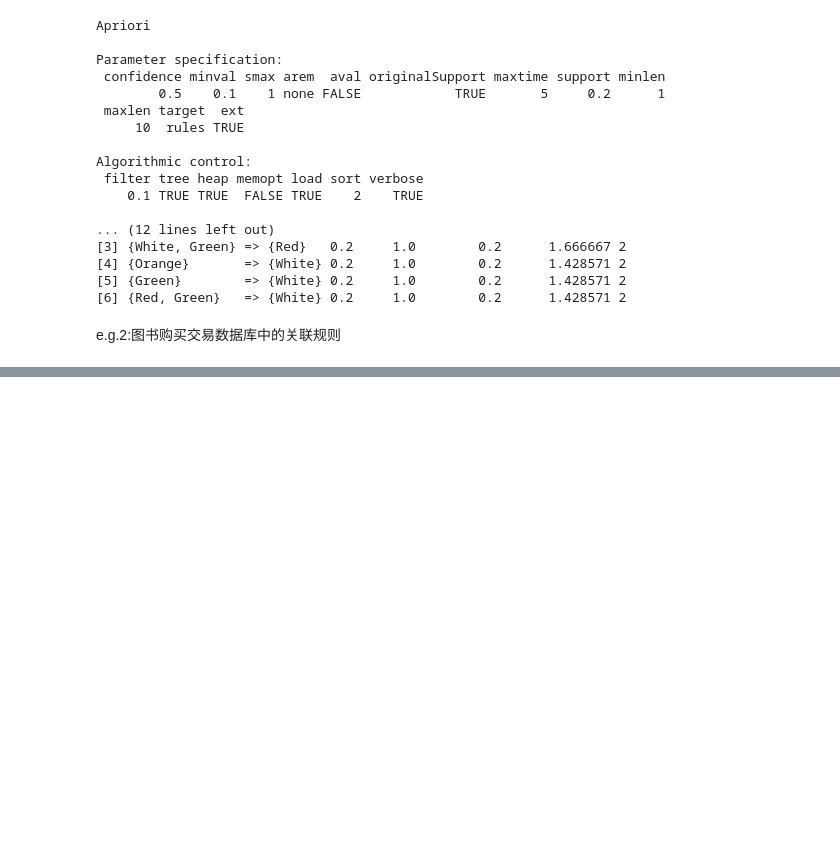
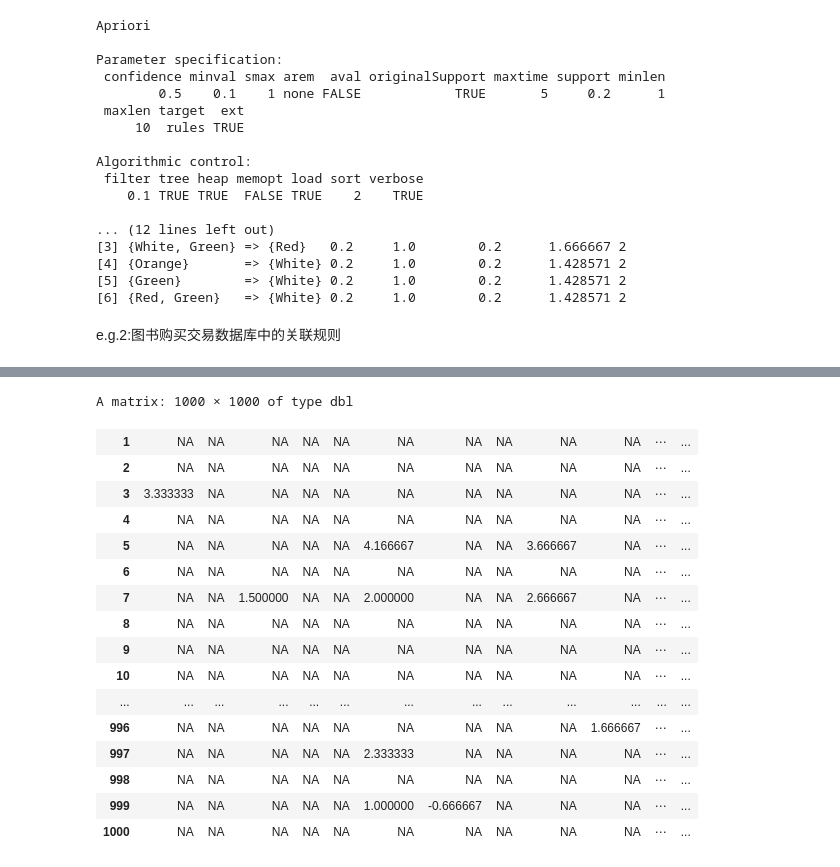
Before and after one commit to LinLangTianS/dev2, a Jupyter notebook: Code_r.ipynb, the cells around one changed output, grey strips where cells are left out. Cells and saved outputs as stored; diff of their text form; code cells hidden in the pictures; blank space fills up the shorter version.

```diff
--- a/Code_r.ipynb
+++ b/Code_r.ipynb
@@ -89,0 +118,22 @@ itemFrequencyPlot(books_trans)
+# %%
+UB.Rec <- Recommender(r, method = "UBCF")
+pred <- predict(UB.Rec, r, type="ratings")
+as(pred, "matrix")
+# %% [output]
+A matrix: 1000 × 1000 of type dbl
+| 1 | NA | NA | NA | NA | NA | NA | NA | NA | NA | NA | ⋯ | ... |
+| 2 | NA | NA | NA | NA | NA | NA | NA | NA | NA | NA | ⋯ | ... |
+| 3 | 3.333333 | NA | NA | NA | NA | NA | NA | NA | NA | NA | ⋯ | ... |
+| 4 | NA | NA | NA | NA | NA | NA | NA | NA | NA | NA | ⋯ | ... |
+| 5 | NA | NA | NA | NA | NA | 4.166667 | NA | NA | 3.666667 | NA | ⋯ | ... |
+| 6 | NA | NA | NA | NA | NA | NA | NA | NA | NA | NA | ⋯ | ... |
+| 7 | NA | NA | 1.500000 | NA | NA | 2.000000 | NA | NA | 2.666667 | NA | ⋯ | ... |
+| 8 | NA | NA | NA | NA | NA | NA | NA | NA | NA | NA | ⋯ | ... |
+| 9 | NA | NA | NA | NA | NA | NA | NA | NA | NA | NA | ⋯ | ... |
+| 10 | NA | NA | NA | NA | NA | NA | NA | NA | NA | NA | ⋯ | ... |
+| ... | ... | ... | ... | ... | ... | ... | ... | ... | ... | ... | ... | ... |
+| 996 | NA | NA | NA | NA | NA | NA | NA | NA | NA | 1.666667 | ⋯ | ... |
+| 997 | NA | NA | NA | NA | NA | 2.333333 | NA | NA | NA | NA | ⋯ | ... |
+| 998 | NA | NA | NA | NA | NA | NA | NA | NA | NA | NA | ⋯ | ... |
+| 999 | NA | NA | NA | NA | NA | 1.000000 | -0.666667 | NA | NA | NA | ⋯ | ... |
+| 1000 | NA | NA | NA | NA | NA | NA | NA | NA | NA | NA | ⋯ | ... |
```
Also changed, not shown: parts of 8 cells of this notebook, 1 other file.
